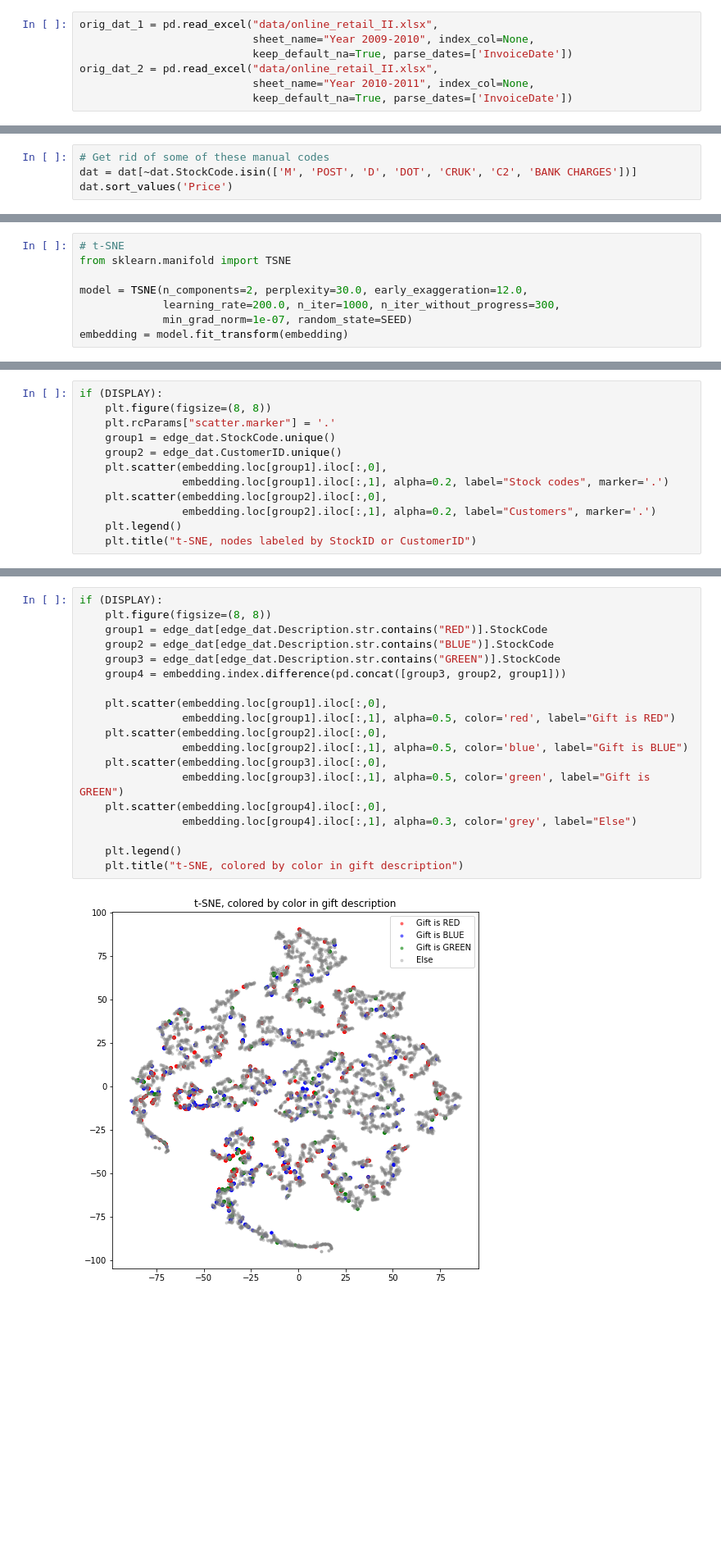
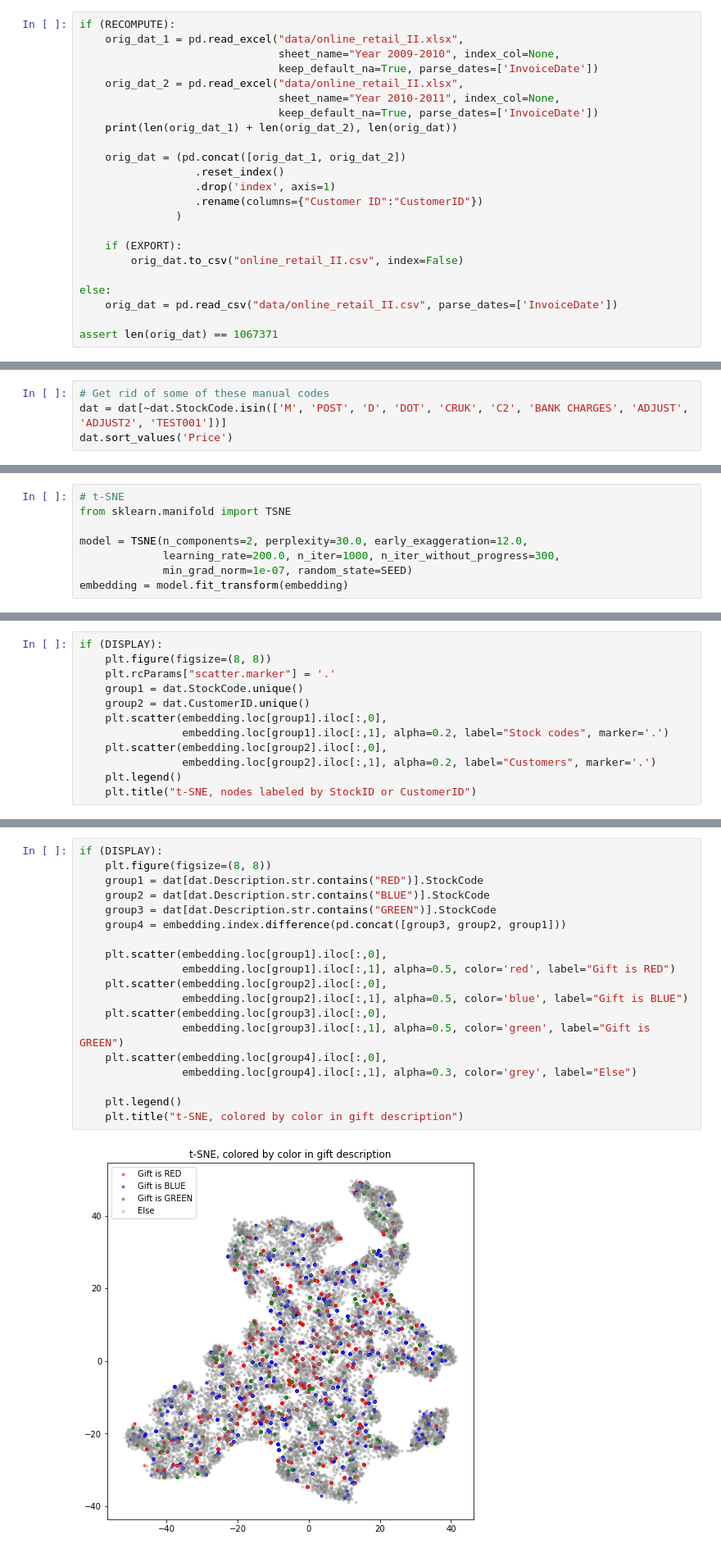
Before and after one commit to SriramS32/Ecommerce-Graph-Analysis, a Jupyter notebook: ecommerce_analysis.ipynb, the cells around one changed output, grey strips where cells are left out. Shown: that part at 82% size. Cells and saved outputs as stored; diff of their text form; blank space fills up the shorter version.

Commit message:
Update with new version of data

```diff
--- a/ecommerce_analysis.ipynb
+++ b/ecommerce_analysis.ipynb
@@ -14,11 +17,27 @@ RECOMPUTE = False
 # %% [markdown]
 # Import (with minimal preprocessing)
 # %%
-orig_dat_1 = pd.read_excel("data/online_retail_II.xlsx",
-                           sheet_name="Year 2009-2010", index_col=None,
-                           keep_default_na=True, parse_dates=['InvoiceDate'])
-orig_dat_2 = pd.read_excel("data/online_retail_II.xlsx",
-                           sheet_name="Year 2010-2011", index_col=None,
-                           keep_default_na=True, parse_dates=['InvoiceDate'])
+if (RECOMPUTE):
+    orig_dat_1 = pd.read_excel("data/online_retail_II.xlsx",
+                               sheet_name="Year 2009-2010", index_col=None,
+                               keep_default_na=True, parse_dates=['InvoiceDate'])
+    orig_dat_2 = pd.read_excel("data/online_retail_II.xlsx",
+                               sheet_name="Year 2010-2011", index_col=None,
+                               keep_default_na=True, parse_dates=['InvoiceDate'])
+    print(len(orig_dat_1) + len(orig_dat_2), len(orig_dat))
+
+    orig_dat = (pd.concat([orig_dat_1, orig_dat_2])
+                  .reset_index()
+                  .drop('index', axis=1)
+                  .rename(columns={"Customer ID":"CustomerID"})
+               )
+
+    if (EXPORT):
+        orig_dat.to_csv("online_retail_II.csv", index=False)
+
+else:
+    orig_dat = pd.read_csv("data/online_retail_II.csv", parse_dates=['InvoiceDate'])
+
+assert len(orig_dat) == 1067371
 # %%
 # Remember to unzip data in data
@@ -101,6 +117,6 @@ dat.sort_values('Price') # A lot of the largest/smallest prices come from manual
 # %%
 # Get rid of some of these manual codes
-dat = dat[~dat.StockCode.isin(['M', 'POST', 'D', 'DOT', 'CRUK', 'C2', 'BANK CHARGES'])]
+dat = dat[~dat.StockCode.isin(['M', 'POST', 'D', 'DOT', 'CRUK', 'C2', 'BANK CHARGES', 'ADJUST', 'ADJUST2', 'TEST001'])]
 dat.sort_values('Price')
 # %% [output]
 |  | Invoice | StockCode | Description | Quantity | InvoiceDate | Price | CustomerID | Country |
@@ -222,8 +237,8 @@ if (DISPLAY):
 if (DISPLAY):
     plt.figure(figsize=(8, 8))
     plt.rcParams["scatter.marker"] = '.'
-    group1 = edge_dat.StockCode.unique()
-    group2 = edge_dat.CustomerID.unique()
+    group1 = dat.StockCode.unique()
+    group2 = dat.CustomerID.unique()
     plt.scatter(embedding.loc[group1].iloc[:,0],
                 embedding.loc[group1].iloc[:,1], alpha=0.2, label="Stock codes", marker='.')
     plt.scatter(embedding.loc[group2].iloc[:,0],
@@ -235,24 +250,24 @@ if (DISPLAY):
 # %%
 if (DISPLAY):
     plt.figure(figsize=(8, 8))
-    group1 = edge_dat[edge_dat.Description.str.contains("RED")].StockCode
-    group2 = edge_dat[edge_dat.Description.str.contains("BLUE")].StockCode
-    group3 = edge_dat[edge_dat.Description.str.contains("GREEN")].StockCode
+    group1 = dat[dat.Description.str.contains("RED")].StockCode
+    group2 = dat[dat.Description.str.contains("BLUE")].StockCode
+    group3 = dat[dat.Description.str.contains("GREEN")].StockCode
     group4 = embedding.index.difference(pd.concat([group3, group2, group1]))
 
     plt.scatter(embedding.loc[group1].iloc[:,0],
                 embedding.loc[group1].iloc[:,1], alpha=0.5, color='red', label="Gift is RED")
     plt.scatter(embedding.loc[group2].iloc[:,0],
                 embedding.loc[group2].iloc[:,1], alpha=0.5, color='blue', label="Gift is BLUE")
     plt.scatter(embedding.loc[group3].iloc[:,0],
                 embedding.loc[group3].iloc[:,1], alpha=0.5, color='green', label="Gift is GREEN")
     plt.scatter(embedding.loc[group4].iloc[:,0],
                 embedding.loc[group4].iloc[:,1], alpha=0.3, color='grey', label="Else")
 
     plt.legend()
     plt.title("t-SNE, colored by color in gift description")
 # %% [output]
-[figure, old version]
+[figure, new version]
 # %%
 if (DISPLAY):
     # Slow - only draw subgraphs
```
Also changed, not shown: parts of 19 cells of this notebook, 1 other file.
